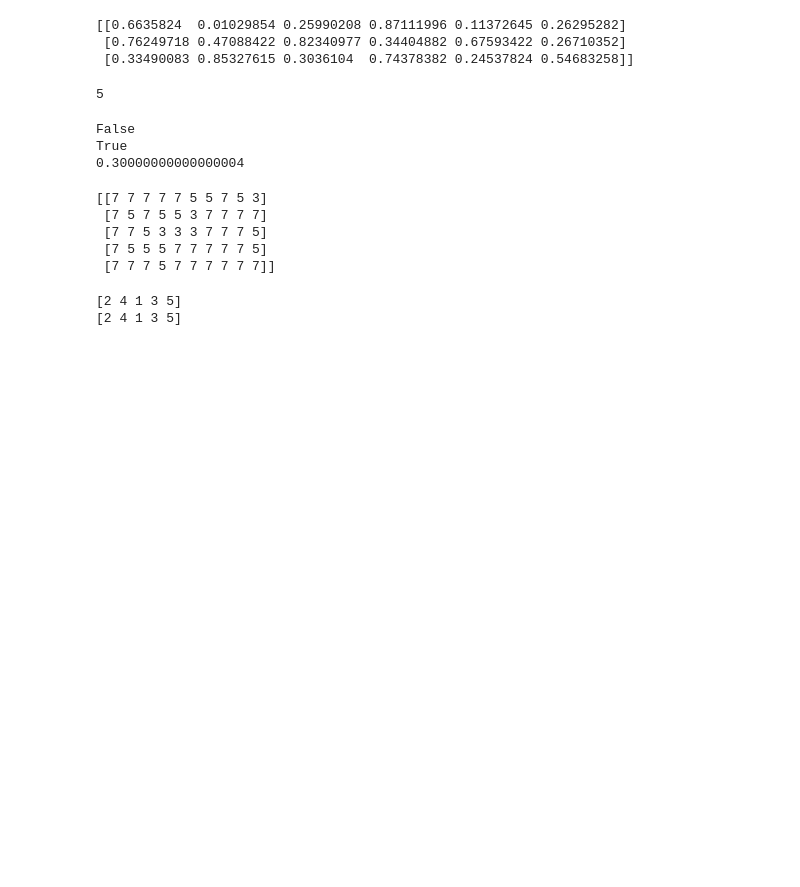
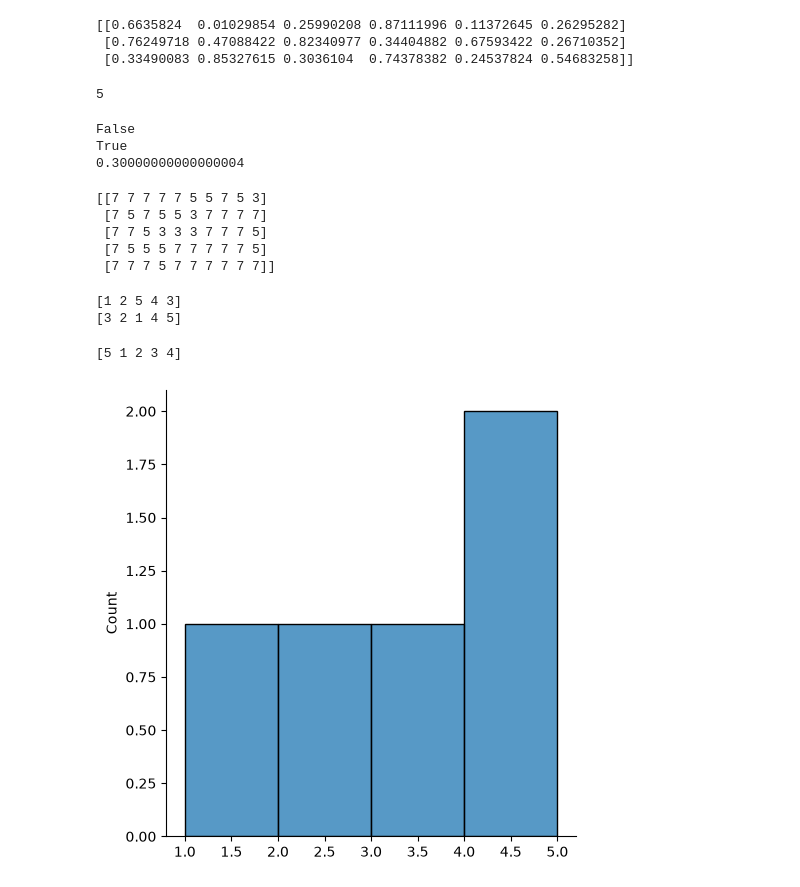
Before and after one commit to BiswasPankaj/ML-Learning-Journey, a Jupyter notebook: numpy/Numpy_basics.ipynb, the cells around one changed output. Cells and saved outputs as stored; diff of their text form; code cells hidden in the pictures; blank space fills up the shorter version.

```diff
--- a/numpy/Numpy_basics.ipynb
+++ b/numpy/Numpy_basics.ipynb
@@ -707,10 +707,16 @@ arr = np.array([1,2,3,4,5])
 random.shuffle(arr)  #shuffle modifies existing array
 print(arr)
 
-random.permutation(arr)  #leaves original array untouched
-print(arr)
+print(random.permutation(arr))  #leaves original array untouched
 # %% [output]
-[2 4 1 3 5]
-[2 4 1 3 5]
+[1 2 5 4 3]
+[3 2 1 4 5]
 # %%
-rgrhdrthd    g  r gerrr  gerg e t
+from numpy import random
+
+import numpy as np
+arr = np.array([1,2,3,4,5])
+
+print(random.permutation(arr))
+# %% [output]
+[5 1 2 3 4]
@@ -716,0 +726,9 @@ rgrhdrthd    g  r gerrr  gerg e t
+# %%
+#plotting a displot (distribution plot)
+import matplotlib.pyplot as plt
+import seaborn as sns
+
+sns.displot([1,2,3,4,5])
+plt.show()
+# %% [output]
+[figure, added]
```
Also changed, not shown: parts of 10 cells of this notebook, 1 other file.
